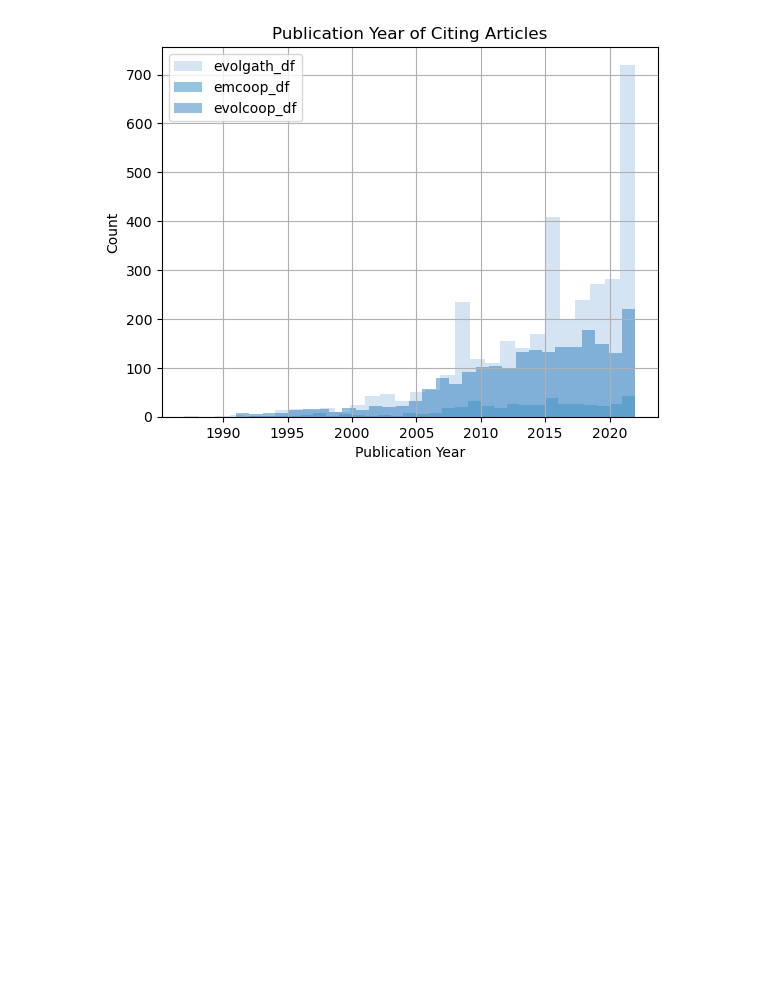
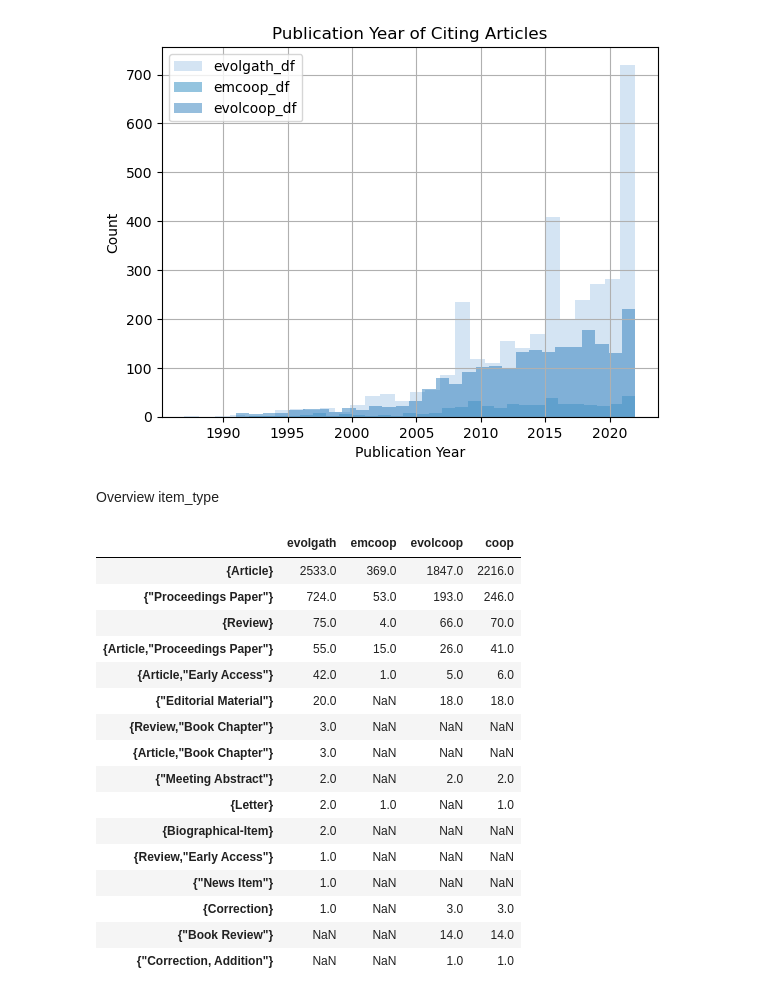
Before and after one commit to vivkow/Evolgath, a Jupyter notebook: New Keywords April 2023.ipynb, the cells around one changed output. Cells and saved outputs as stored; diff of their text form; code cells hidden in the pictures; blank space fills up the shorter version.

```diff
--- a/New Keywords April 2023.ipynb
+++ b/New Keywords April 2023.ipynb
@@ -7,7 +7,7 @@ import seaborn as sns
 
 # pd.set_option('display.max_columns', None)
 
-path = "C:/Users/kleinow/ownCloud/updated_sql_search/"
+path = "C:/Users/kleinow/ownCloud/!PROJECT EVOLGATH/Evolgath/updated_sql_search"
 # %%
 # items
 evolgath = pd.read_csv(path + '/evolgath.csv')
@@ -178,3 +178,34 @@ ax.legend()
 plt.show()
 # %% [output]
 [figure]
+# %% [markdown]
+Overview item_type
+# %%
+evolgath_counts = evolgath_df['item_type'].value_counts()
+emcoop_counts = emcoop_df['item_type'].value_counts()
+evolcoop_counts = evolcoop_df['item_type'].value_counts()
+coop_counts = coop_df['item_type'].value_counts()
+
+# Create a dataframe with the counts for each item type
+df_counts = pd.concat([evolgath_counts, emcoop_counts, evolcoop_counts, coop_counts], axis=1)
+df_counts.columns = ['evolgath', 'emcoop', 'evolcoop', 'coop']
+
+df_counts
+# %% [output]
+|  | evolgath | emcoop | evolcoop | coop |
+| {Article} | 2533.0 | 369.0 | 1847.0 | 2216.0 |
+| {"Proceedings Paper"} | 724.0 | 53.0 | 193.0 | 246.0 |
+| {Review} | 75.0 | 4.0 | 66.0 | 70.0 |
+| {Article,"Proceedings Paper"} | 55.0 | 15.0 | 26.0 | 41.0 |
+| {Article,"Early Access"} | 42.0 | 1.0 | 5.0 | 6.0 |
+| {"Editorial Material"} | 20.0 | NaN | 18.0 | 18.0 |
+| {Review,"Book Chapter"} | 3.0 | NaN | NaN | NaN |
+| {Article,"Book Chapter"} | 3.0 | NaN | NaN | NaN |
+| {"Meeting Abstract"} | 2.0 | NaN | 2.0 | 2.0 |
+| {Letter} | 2.0 | 1.0 | NaN | 1.0 |
+| {Biographical-Item} | 2.0 | NaN | NaN | NaN |
+| {Review,"Early Access"} | 1.0 | NaN | NaN | NaN |
+| {"News Item"} | 1.0 | NaN | NaN | NaN |
+| {Correction} | 1.0 | NaN | 3.0 | 3.0 |
+| {"Book Review"} | NaN | NaN | 14.0 | 14.0 |
+| {"Correction, Addition"} | NaN | NaN | 1.0 | 1.0 |
```
